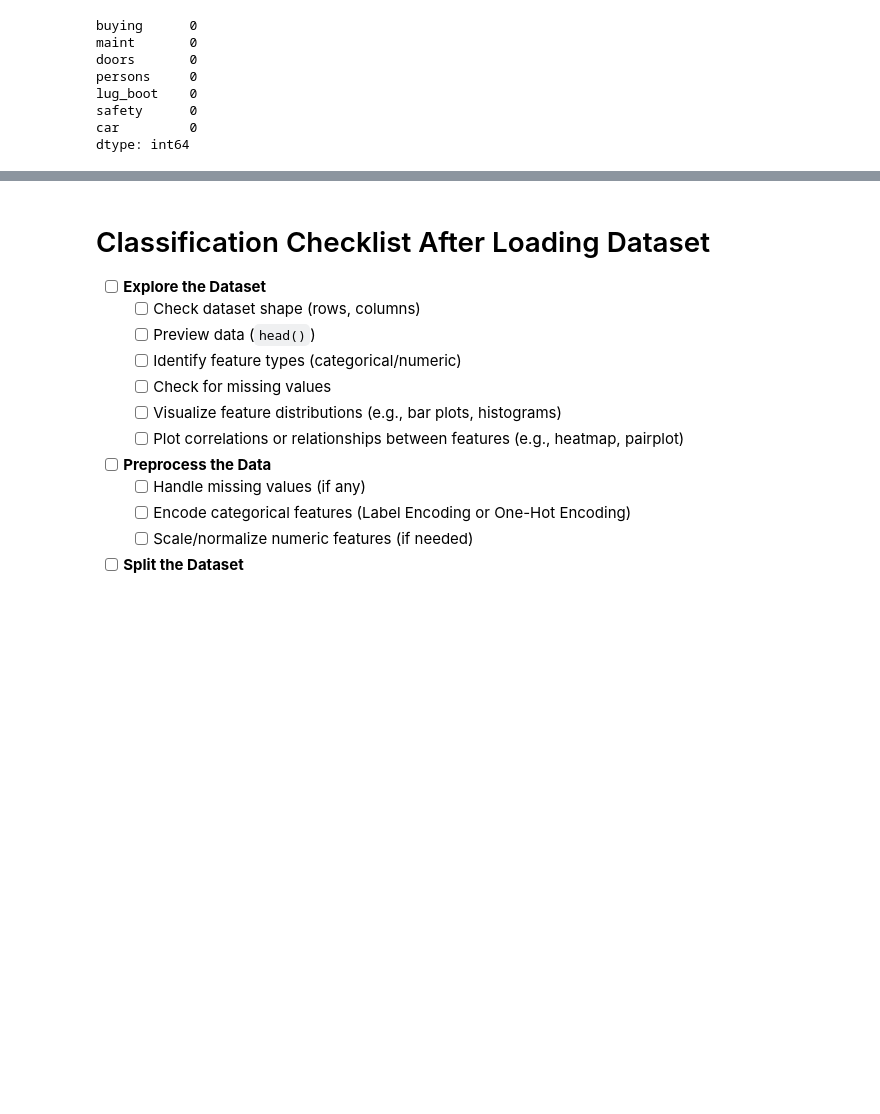
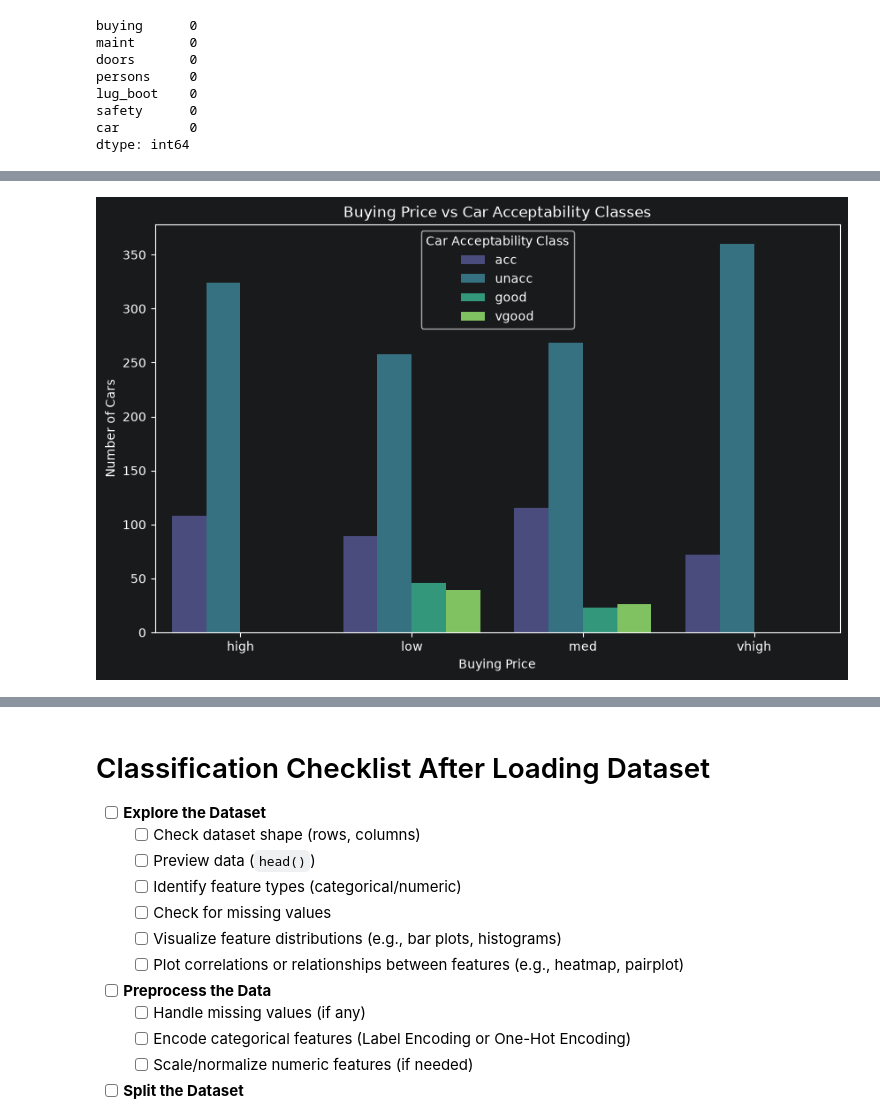
Before and after one commit to kovexison/Practica-AI, a Jupyter notebook: 02-ML-Classification/cars_acceptability_classification.ipynb, the cells around one changed output, grey strips where cells are left out. Cells and saved outputs as stored; diff of their text form; code cells hidden in the pictures; blank space fills up the shorter version.

```diff
--- a/02-ML-Classification/cars_acceptability_classification.ipynb
+++ b/02-ML-Classification/cars_acceptability_classification.ipynb
@@ -141,0 +196,18 @@ dtype: int64
+# %%
+import seaborn as sns
+import matplotlib.pyplot as plt
+
+
+grouped_data = df.groupby(['buying', 'car']).size().reset_index(name='appearances')
+
+plt.figure(figsize=(10, 6))
+sns.barplot(data=grouped_data,x='buying',y='appearances',hue='car',palette='viridis')
+
+plt.title('Buying Price vs Car Acceptability Classes')
+plt.xlabel('Buying Price')
+plt.ylabel('Number of Cars')
+plt.legend(title='Car Acceptability Class')
+
+plt.show()
+# %% [output]
+[figure, added]
```
Also changed, not shown: parts of 17 cells of this notebook.
